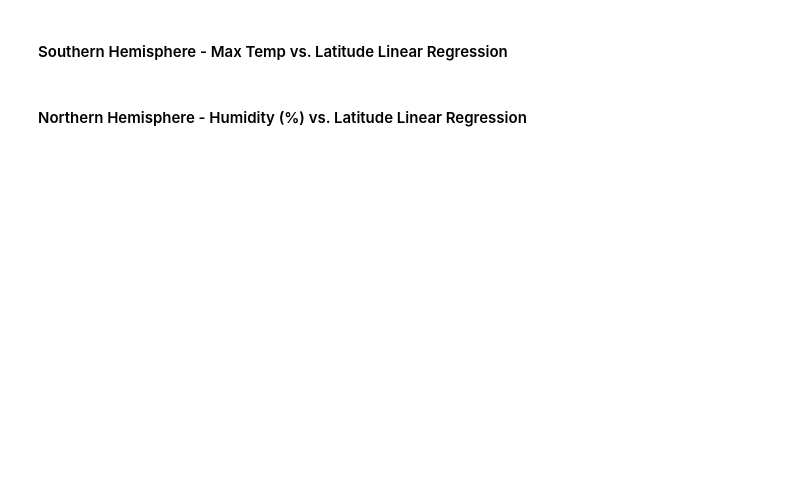
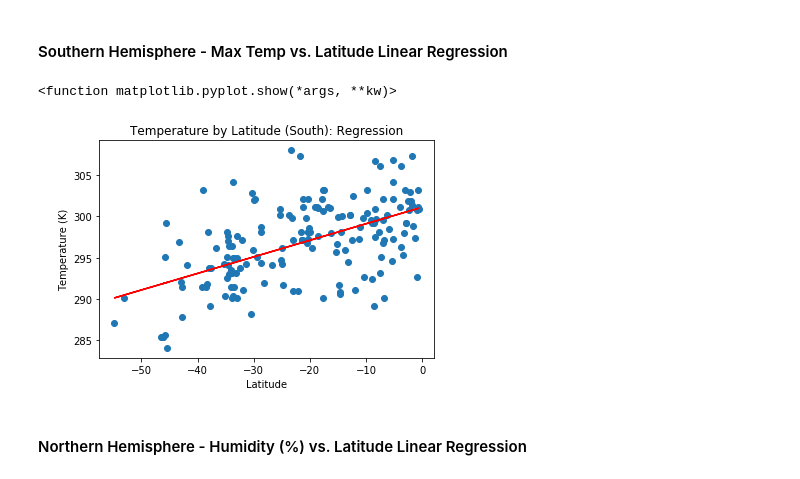
Before and after one commit to jacob-r-hassinger/API-challenge, a Jupyter notebook: WeatherPy/WeatherPy.ipynb, the cells around one changed output. Saved outputs shown, nothing was run; the diff lists cells and outputs as text; code cells hidden in the pictures; blank space fills up the shorter version.

```diff
--- a/WeatherPy/WeatherPy.ipynb
+++ b/WeatherPy/WeatherPy.ipynb
@@ -202,4 +202,14 @@ ValueError: x and y must have same first dimension, but have shapes (1,) and (2,
 # %% [markdown]
 ####  Southern Hemisphere - Max Temp vs. Latitude Linear Regression
+# %%
+plt.scatter(southern_cities["Latitude"], southern_cities["Temperature"],)
+regression_func(southern_cities['Latitude'], southern_cities["Temperature"])
+plt.xlabel('Latitude')
+plt.ylabel("Temperature (K)")
+plt.title("Temperature by Latitude (South): Regression")
+plt.show
+# %% [output]
+<function matplotlib.pyplot.show(*args, **kw)>
+[figure, added]
 # %% [markdown]
 ####  Northern Hemisphere - Humidity (%) vs. Latitude Linear Regression
```
Also changed, not shown: parts of 15 cells of this notebook.
